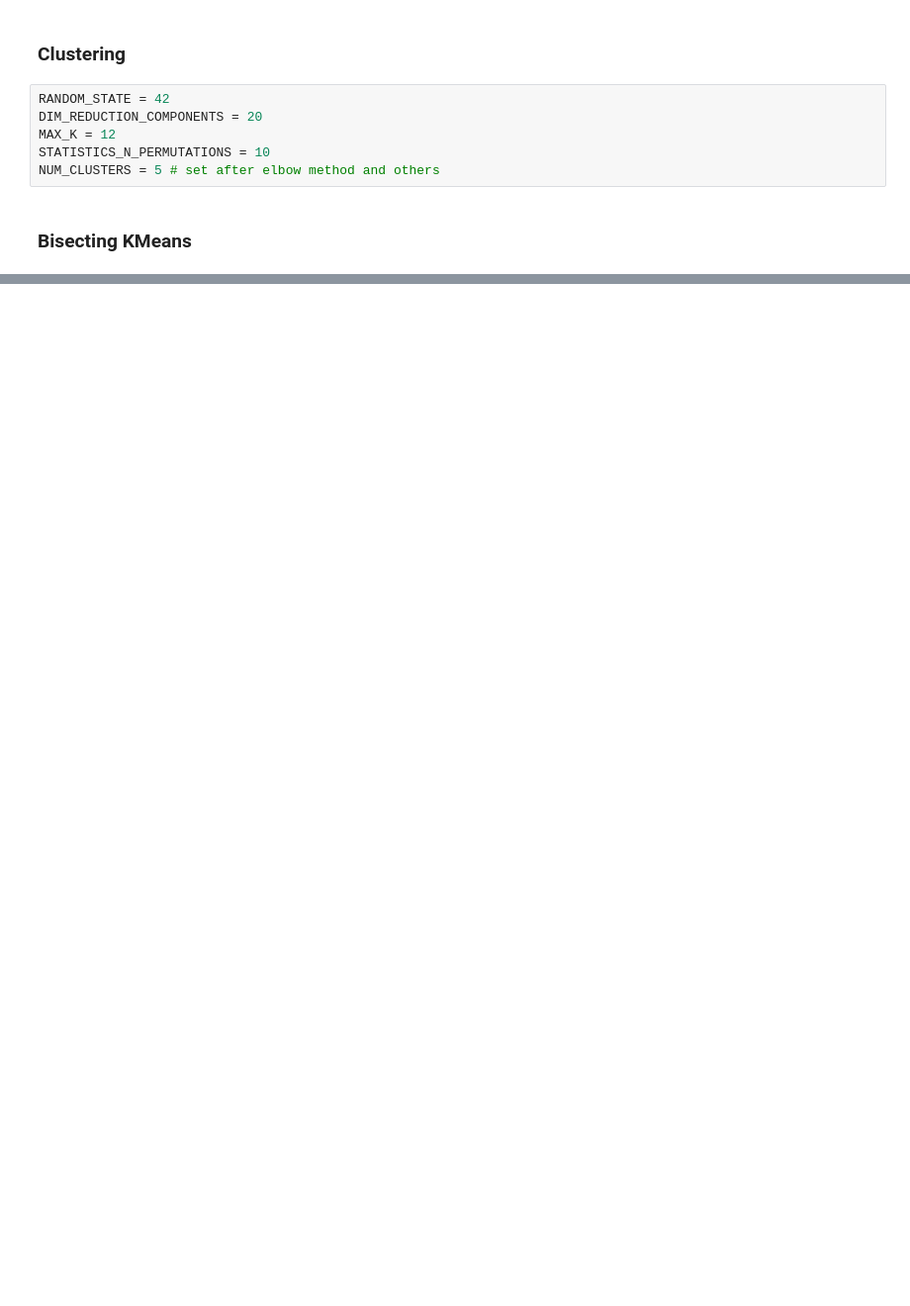
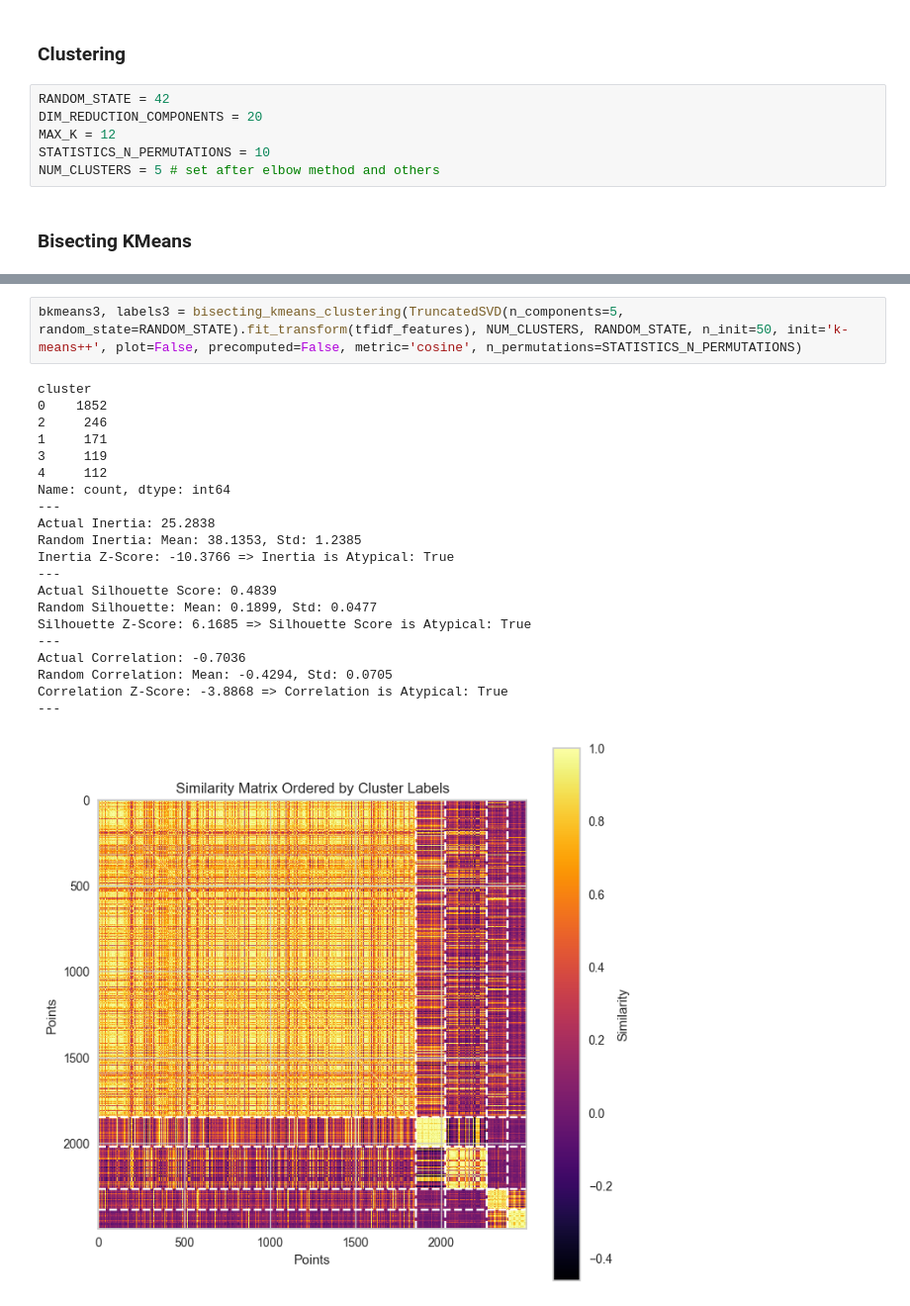
Before and after one commit to MaksimKarnaukh/DataMining, a Jupyter notebook: Assignment3/src/clustering_bisectingkmeans.ipynb, the cells around one changed output, grey strips where cells are left out. Shown at 99% size. Saved outputs shown, nothing was run; the diff lists cells and outputs as text; blank space fills up the shorter version.

```diff
--- a/Assignment3/src/clustering_bisectingkmeans.ipynb
+++ b/Assignment3/src/clustering_bisectingkmeans.ipynb
@@ -414,0 +338,24 @@ cv.cv_similarity_matrix(df, cluster_labels, metric='cosine', precomputed=True)
+# %%
+bkmeans3, labels3 = bisecting_kmeans_clustering(TruncatedSVD(n_components=5, random_state=RANDOM_STATE).fit_transform(tfidf_features), NUM_CLUSTERS, RANDOM_STATE, n_init=50, init='k-means++', plot=False, precomputed=False, metric='cosine', n_permutations=STATISTICS_N_PERMUTATIONS)
+# %% [output]
+cluster
+0    1852
+2     246
+1     171
+3     119
+4     112
+Name: count, dtype: int64
+---
+Actual Inertia: 25.2838
+Random Inertia: Mean: 38.1353, Std: 1.2385
+Inertia Z-Score: -10.3766 => Inertia is Atypical: True
+---
+Actual Silhouette Score: 0.4839
+Random Silhouette: Mean: 0.1899, Std: 0.0477
+Silhouette Z-Score: 6.1685 => Silhouette Score is Atypical: True
+---
+Actual Correlation: -0.7036
+Random Correlation: Mean: -0.4294, Std: 0.0705
+Correlation Z-Score: -3.8868 => Correlation is Atypical: True
+---
+[figure, added]
```
Also changed, not shown: parts of 31 cells of this notebook, 8 other files.
